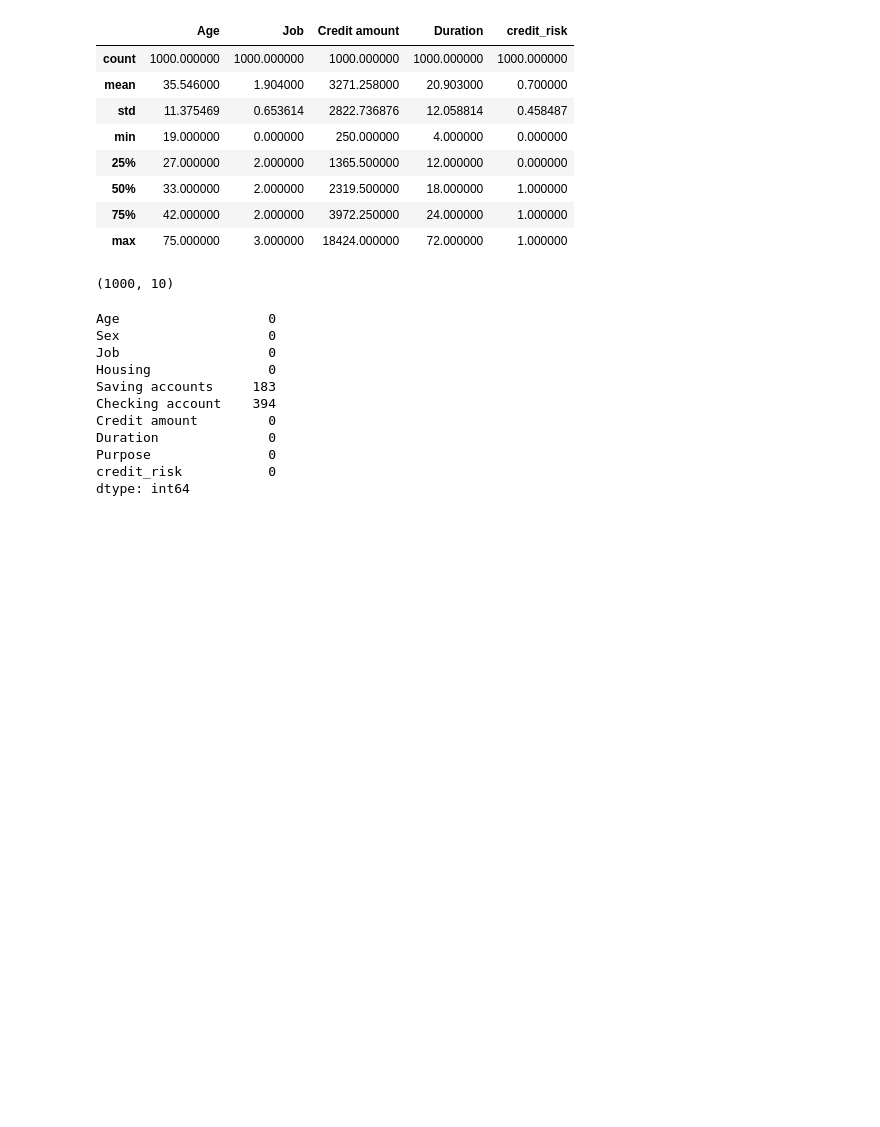
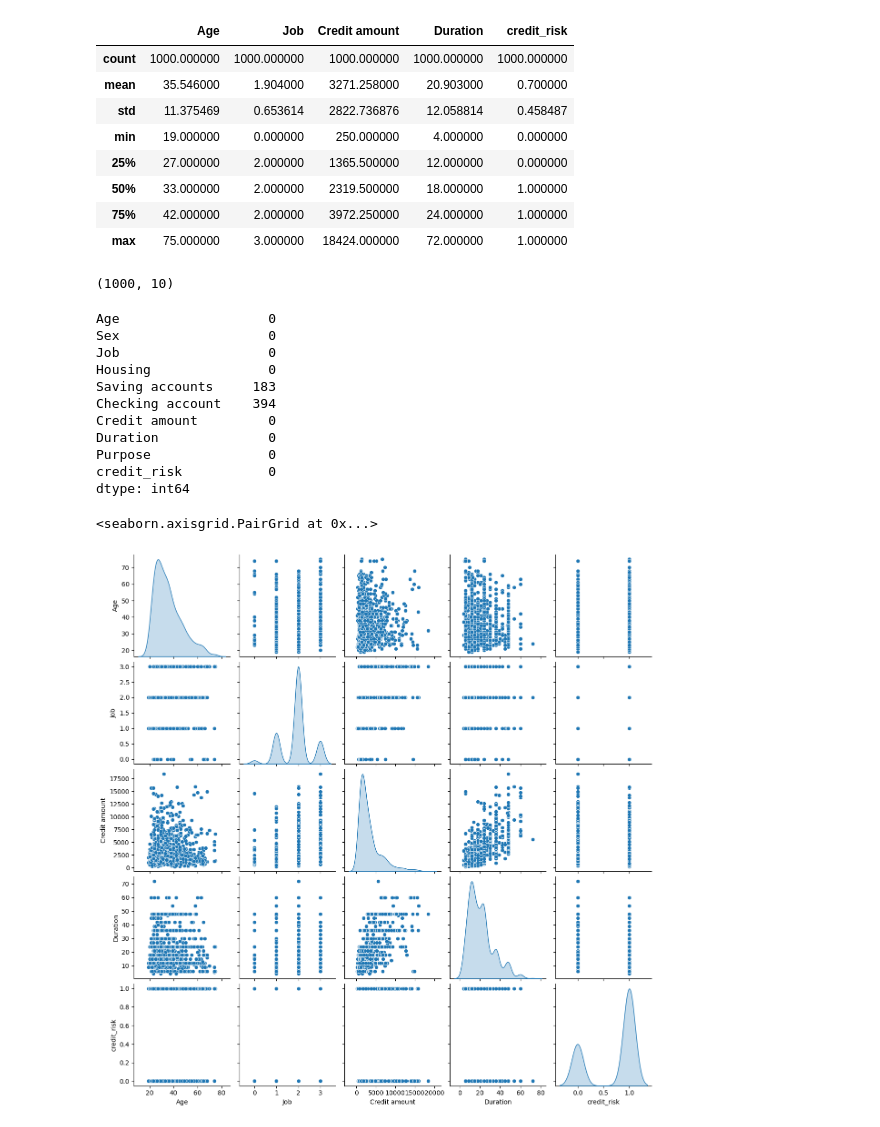
Before and after one commit to prasadPattuvamVeedu/AWS_flask_ML_project, a Jupyter notebook: ML_model.ipynb, the cells around one changed output. Saved outputs shown, nothing was run; the diff lists cells and outputs as text; code cells hidden in the pictures; blank space fills up the shorter version.

```diff
--- a/ML_model.ipynb
+++ b/ML_model.ipynb
@@ -8,4 +10,4 @@ from catboost import CatBoostClassifier
 # %%
 data=pd.read_csv("german_creditrisk_data.csv")
 # %%
-data.head()
+data_=data.copy()
@@ -50,0 +53,5 @@ data.fillna(Saving accounts" )
+# %%
+sns.pairplot(data_,kind="scatter",diag_kind="kde",dropna=True)
+# %% [output]
+<seaborn.axisgrid.PairGrid at 0x...>
+[figure, added]
```
Also changed, not shown: parts of 37 cells of this notebook, 6 other files.
